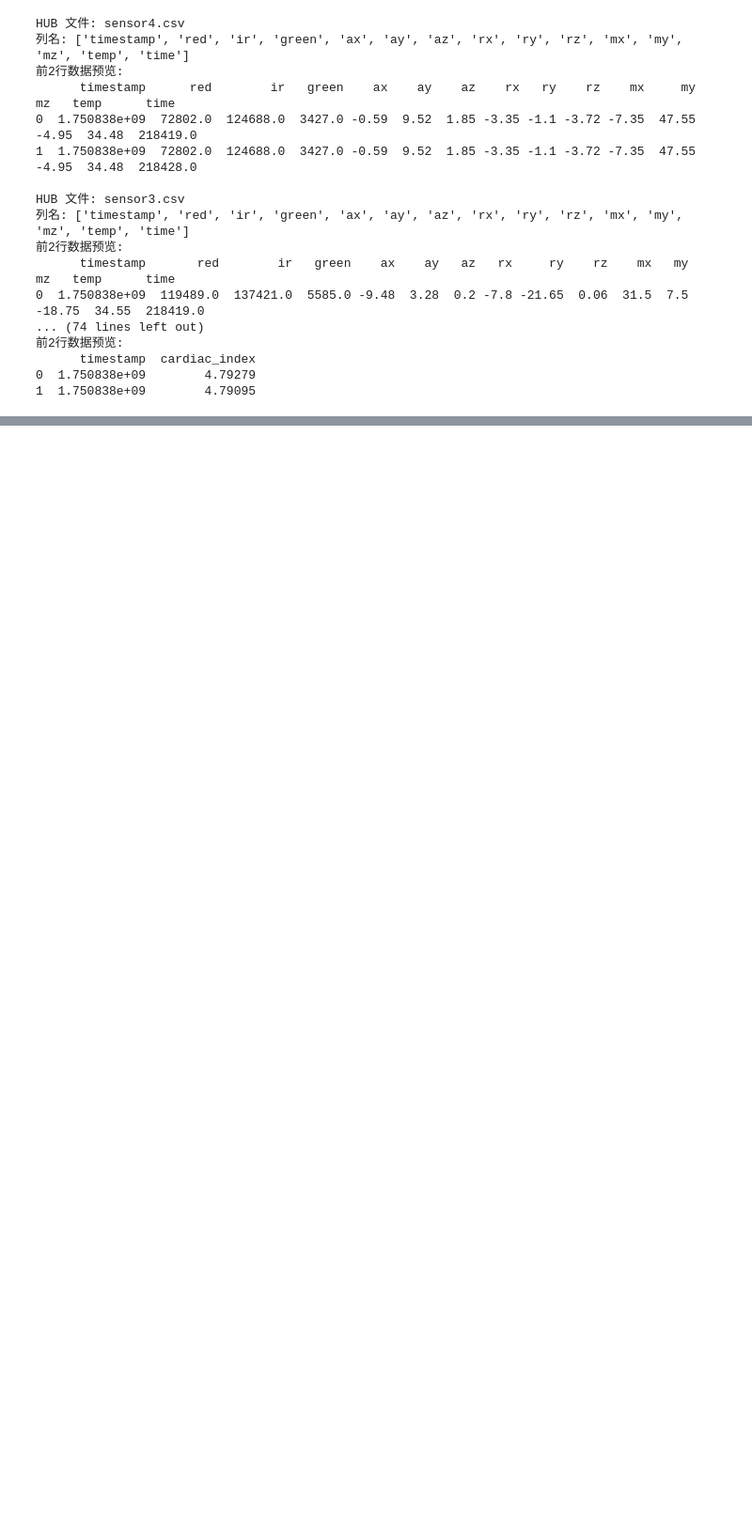
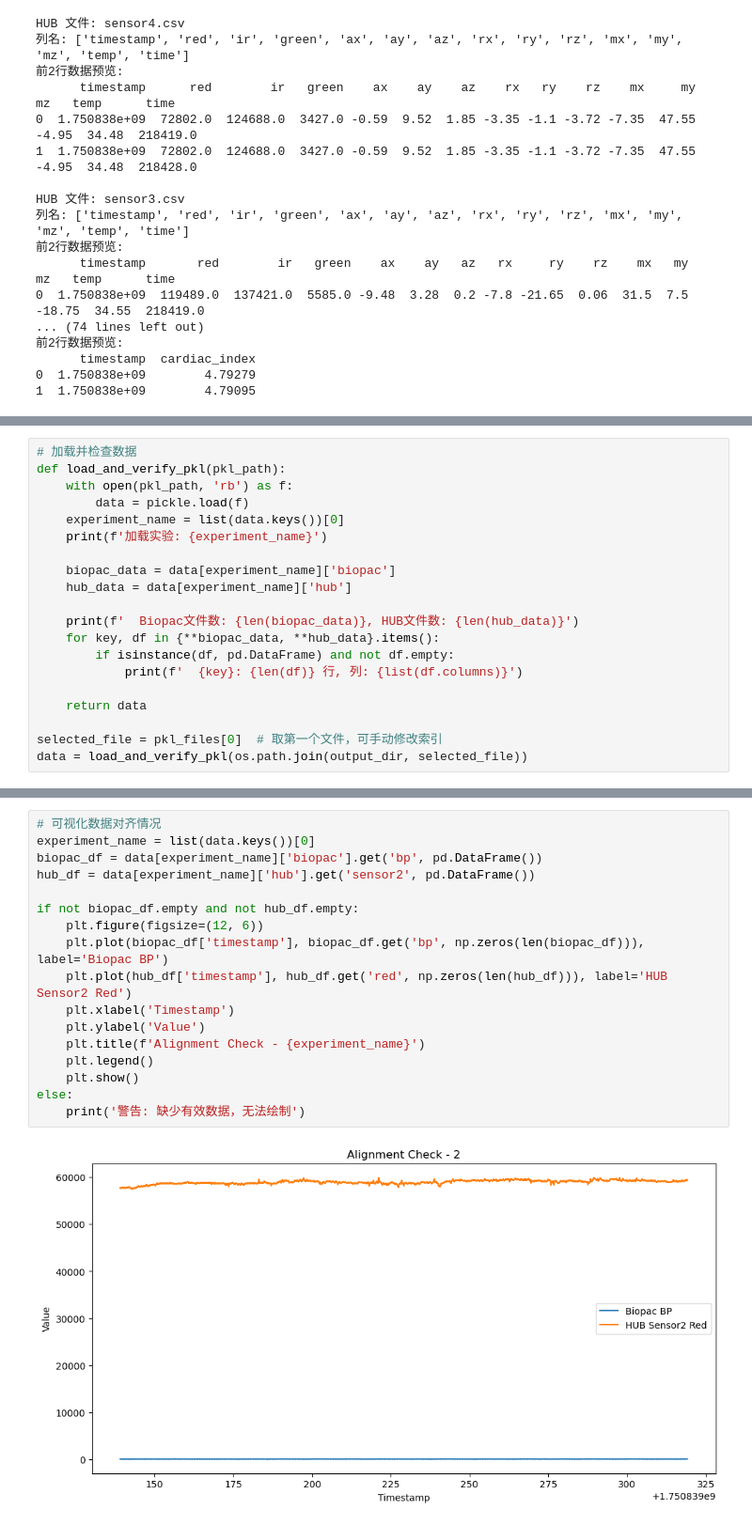
Before and after one commit to ElizabethLydia/PI_Lab, a Jupyter notebook: try.ipynb, the cells around one changed output, grey strips where cells are left out. Shown at 94% size. Saved outputs shown, nothing was run; the diff lists cells and outputs as text; blank space fills up the shorter version.

Commit message:
Complete the preprocess code. The preprocess_fastest_opt.py is the final version of the preprocess code. The try.ipynb is the code for data structure and preprocess's output check.

```diff
--- a/try.ipynb
+++ b/try.ipynb
@@ -95,0 +328,20 @@ HUB 文件: sensor3.csv
+# %%
+# 加载并检查数据
+def load_and_verify_pkl(pkl_path):
+    with open(pkl_path, 'rb') as f:
+        data = pickle.load(f)
+    experiment_name = list(data.keys())[0]
+    print(f'加载实验: {experiment_name}')
+
+    biopac_data = data[experiment_name]['biopac']
+    hub_data = data[experiment_name]['hub']
+
+    print(f'  Biopac文件数: {len(biopac_data)}, HUB文件数: {len(hub_data)}')
+    for key, df in {**biopac_data, **hub_data}.items():
+        if isinstance(df, pd.DataFrame) and not df.empty:
+            print(f'  {key}: {len(df)} 行, 列: {list(df.columns)}')
+
+    return data
+
+selected_file = pkl_files[0]  # 取第一个文件，可手动修改索引
+data = load_and_verify_pkl(os.path.join(output_dir, selected_file))
@@ -95,0 +364,19 @@ HUB 文件: sensor3.csv
+# %%
+# 可视化数据对齐情况
+experiment_name = list(data.keys())[0]
+biopac_df = data[experiment_name]['biopac'].get('bp', pd.DataFrame())
+hub_df = data[experiment_name]['hub'].get('sensor2', pd.DataFrame())
+
+if not biopac_df.empty and not hub_df.empty:
+    plt.figure(figsize=(12, 6))
+    plt.plot(biopac_df['timestamp'], biopac_df.get('bp', np.zeros(len(biopac_df))), label='Biopac BP')
+    plt.plot(hub_df['timestamp'], hub_df.get('red', np.zeros(len(hub_df))), label='HUB Sensor2 Red')
+    plt.xlabel('Timestamp')
+    plt.ylabel('Value')
+    plt.title(f'Alignment Check - {experiment_name}')
+    plt.legend()
+    plt.show()
+else:
+    print('警告: 缺少有效数据，无法绘制')
+# %% [output]
+[figure, added]
```
Also changed, not shown: parts of 9 cells of this notebook, 15 other files.
